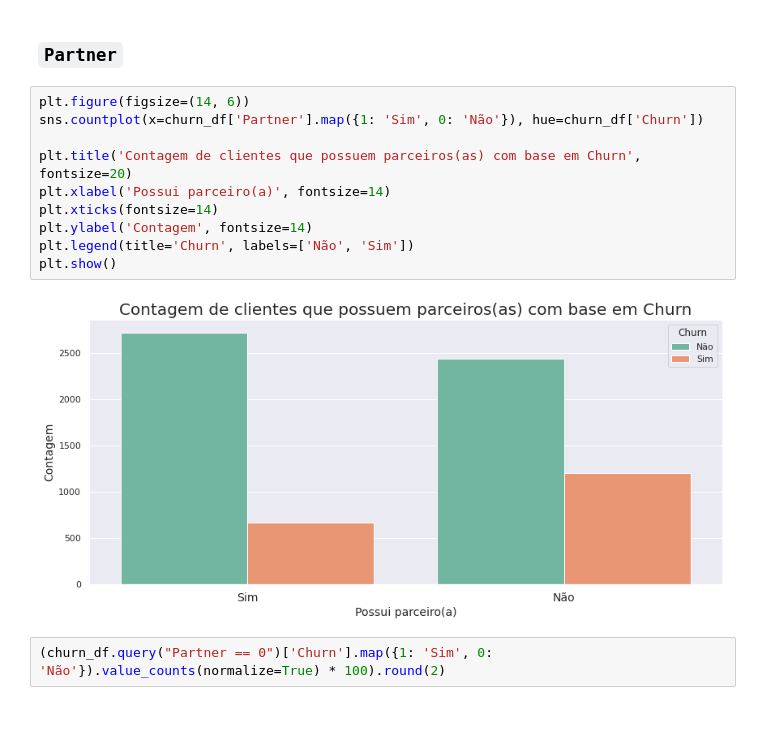
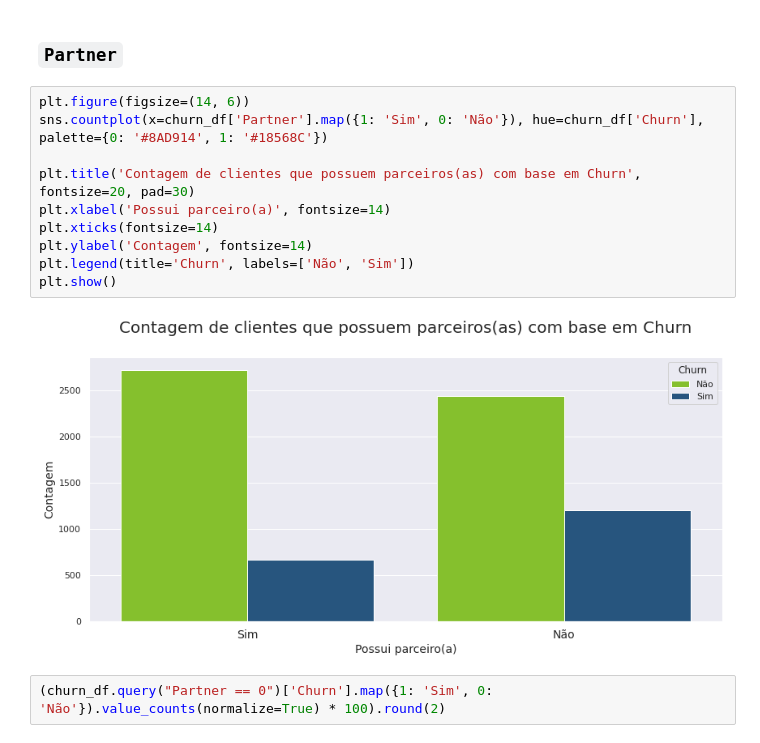
Before and after one commit to DinizMaths/Challenge_DS_01_Alura, a Jupyter notebook: Semana 2.ipynb, the cells around one changed output. Cells and saved outputs as stored; diff of their text form; blank space fills up the shorter version.

```diff
--- a/Semana 2.ipynb
+++ b/Semana 2.ipynb
@@ -750,16 +774,16 @@ Em números absolutos seria uma evasão de 1393 clientes com idade menor ou igua
 ### `Partner`
 # %%
 plt.figure(figsize=(14, 6))
-sns.countplot(x=churn_df['Partner'].map({1: 'Sim', 0: 'Não'}), hue=churn_df['Churn'])
+sns.countplot(x=churn_df['Partner'].map({1: 'Sim', 0: 'Não'}), hue=churn_df['Churn'], palette={0: '#8AD914', 1: '#18568C'})
 
-plt.title('Contagem de clientes que possuem parceiros(as) com base em Churn', fontsize=20)
+plt.title('Contagem de clientes que possuem parceiros(as) com base em Churn', fontsize=20, pad=30)
 plt.xlabel('Possui parceiro(a)', fontsize=14)
 plt.xticks(fontsize=14)
 plt.ylabel('Contagem', fontsize=14)
 plt.legend(title='Churn', labels=['Não', 'Sim'])
 plt.show()
 # %% [output]
-[figure, old version]
+[figure, new version]
 # %%
 (churn_df.query("Partner == 0")['Churn'].map({1: 'Sim', 0: 'Não'}).value_counts(normalize=True) * 100).round(2)
 # %% [output]
```
Also changed, not shown: parts of 26 cells of this notebook.
